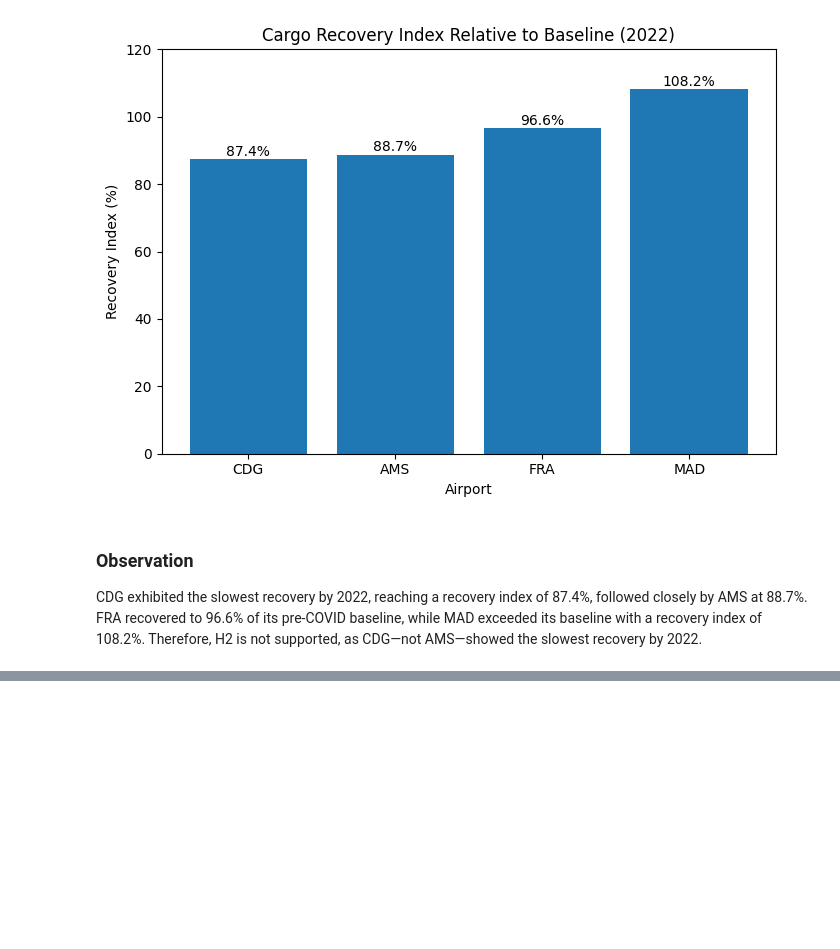
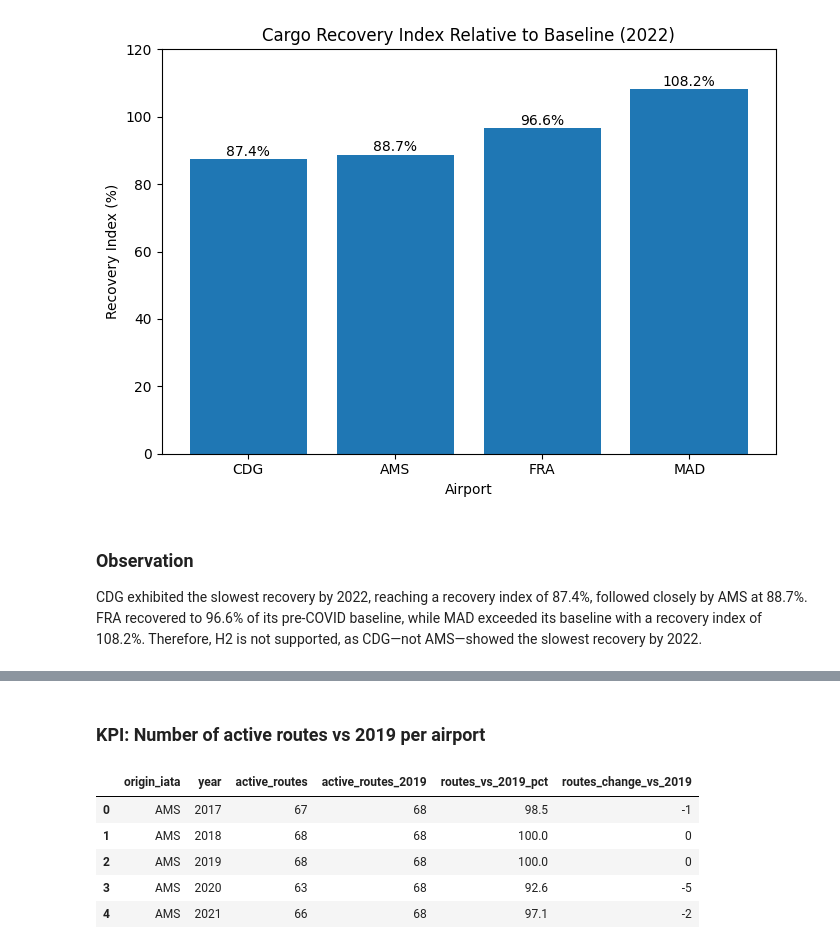
Before and after one commit to h-albrecht-ams/Capstone-Project, a Jupyter notebook: python/01_cargo_analysis.ipynb, the cells around one changed output, grey strips where cells are left out. Saved outputs shown, nothing was run; the diff lists cells and outputs as text; code cells hidden in the pictures; blank space fills up the shorter version.

Commit message:
Update cargo analysis

```diff
--- a/python/01_cargo_analysis.ipynb
+++ b/python/01_cargo_analysis.ipynb
@@ -2236,8 +2238,10 @@ Significant: False
 # %%
-# Baseline average (2017-2019)
+# Calculates the average cargo volume for each airport during the baseline period (2017–2019).
+# This baseline serves as the pre-COVID reference level for later recovery analysis.
 baseline = cargo_core[cargo_core["year"].isin([2017, 2018, 2019])]
 baseline_avg = baseline.groupby("origin_iata")["cargo"].sum() / 3
 
+pd.options.display.float_format = "{:,.1f}".format
 print(baseline_avg)
 # %% [output]
 origin_iata
@@ -2357,0 +2384,40 @@ CDG exhibited the slowest recovery by 2022, reaching a recovery index of 87.4%,
+# %% [markdown]
+### KPI: Number of active routes vs 2019 per airport
+# %%
+# Counts the number of active cargo routes for each airport and year by identifying unique destinations with positive cargo volumes.
+# This provides an overview of how each airport’s route network changed over time.
+active_routes = (
+    cargo_core[cargo_core["cargo"] > 0]
+    .groupby(["origin_iata", "year"])["destination"]
+    .nunique()
+    .reset_index(name="active_routes")
+)
+# %%
+# Extracts the number of active routes in 2019 and merges this baseline value back into the main DataFrame.
+# This allows all subsequent years to be compared against the last pre-COVID year.
+routes_2019 = (
+    active_routes[active_routes["year"] == 2019]
+    [["origin_iata", "active_routes"]]
+    .rename(columns={"active_routes": "active_routes_2019"})
+)
+
+active_routes = active_routes.merge(routes_2019, on="origin_iata", how="left")
+# %%
+# Calculates both the percentage and the absolute change in active routes compared to 2019.
+# These KPIs quantify how much each airport’s cargo network expanded or contracted relative to the pre-pandemic baseline.
+active_routes["routes_vs_2019_pct"] = (
+    active_routes["active_routes"] / active_routes["active_routes_2019"] * 100
+).round(1)
+
+active_routes["routes_change_vs_2019"] = (
+    active_routes["active_routes"] - active_routes["active_routes_2019"]
+)
+
+active_routes.head()
+# %% [output]
+|  | origin_iata | year | active_routes | active_routes_2019 | routes_vs_2019_pct | routes_change_vs_2019 |
+| 0 | AMS | 2017 | 67 | 68 | 98.5 | -1 |
+| 1 | AMS | 2018 | 68 | 68 | 100.0 | 0 |
+| 2 | AMS | 2019 | 68 | 68 | 100.0 | 0 |
+| 3 | AMS | 2020 | 63 | 68 | 92.6 | -5 |
+| 4 | AMS | 2021 | 66 | 68 | 97.1 | -2 |
```
Also changed, not shown: parts of 10 cells of this notebook.
